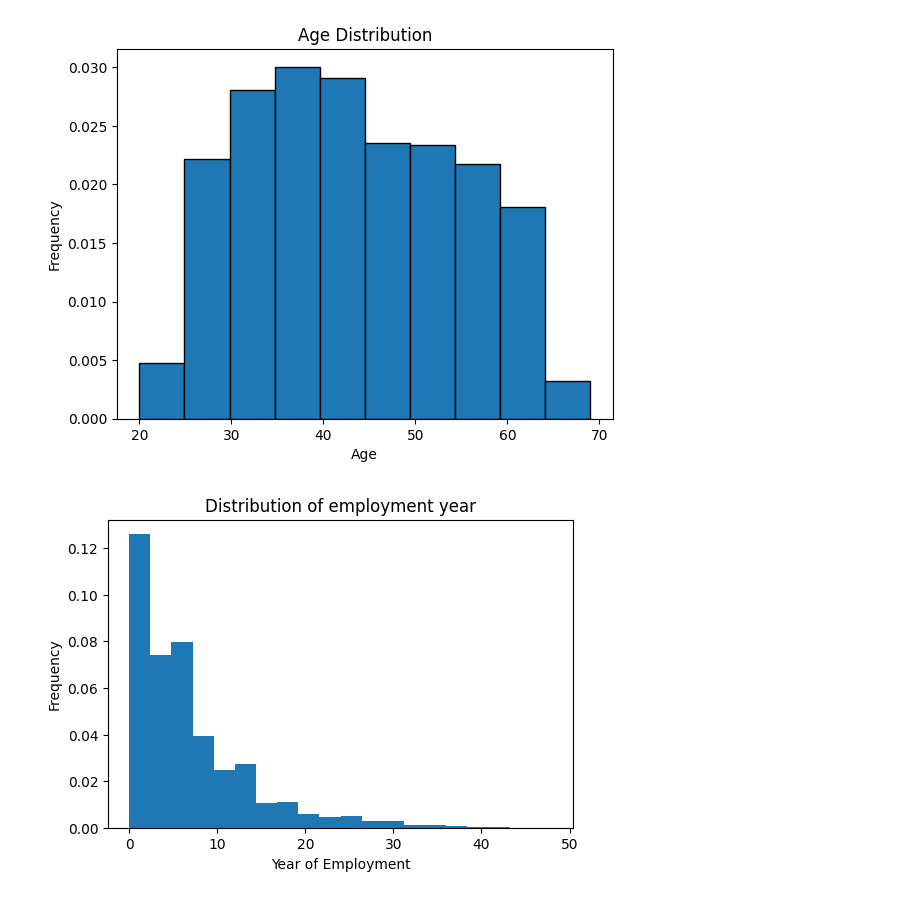
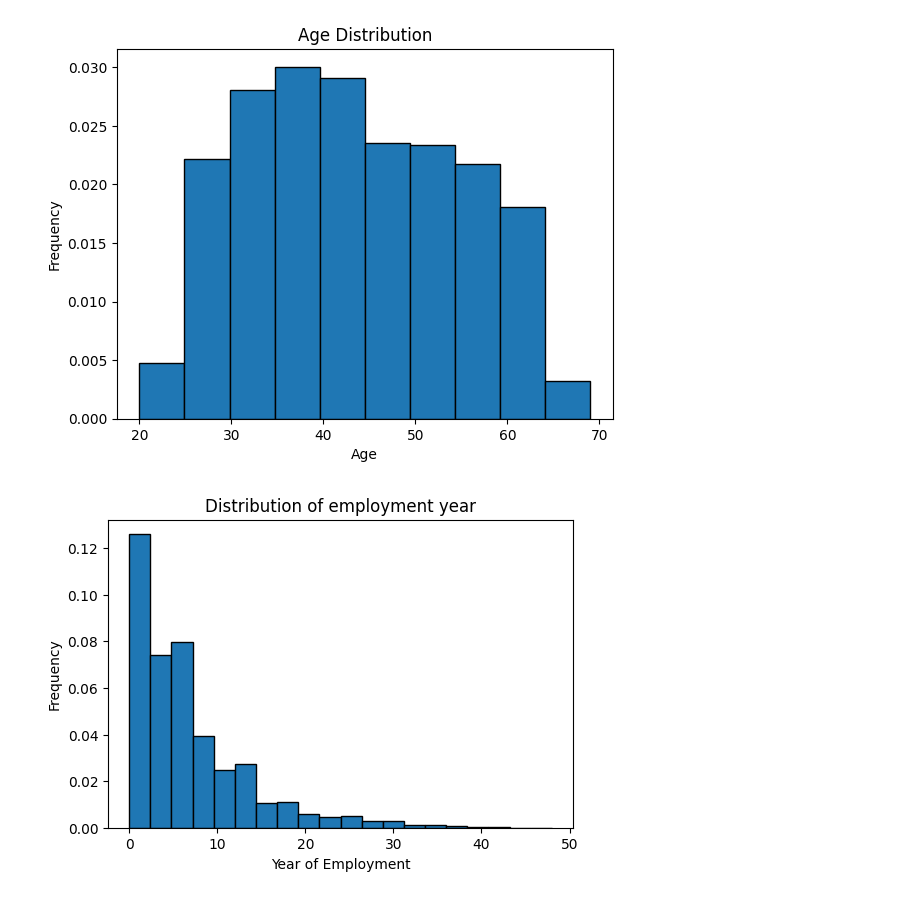
Before and after one commit to huy-ph/data_mining, a Jupyter notebook: learning/cc_decision/cc_analysis.ipynb, the cells around one changed output. Cells and saved outputs as stored; diff of their text form; code cells hidden in the pictures.

```diff
--- a/learning/cc_decision/cc_analysis.ipynb
+++ b/learning/cc_decision/cc_analysis.ipynb
@@ -230,15 +230,15 @@ plt.show()
 # %%
 #days of employee
 application['EMPLOYMENT_YEAR'] = -(application['DAYS_EMPLOYED'])//365
 
 #there are noise in the data, day employed is positive. Replace those with na
 application[application['EMPLOYMENT_YEAR'] < 0] = np.nan
 
 plt.figure(figsize=(6, 4))
-plt.hist(application['EMPLOYMENT_YEAR'], bins=20, density=True)
+plt.hist(application['EMPLOYMENT_YEAR'], bins=20, edgecolor='black', density=True)
 plt.xlabel('Year of Employment')
 plt.ylabel('Frequency')
 plt.title('Distribution of employment year')
 plt.show()
 # %% [output]
-[figure, old version]
+[figure, new version]
```
